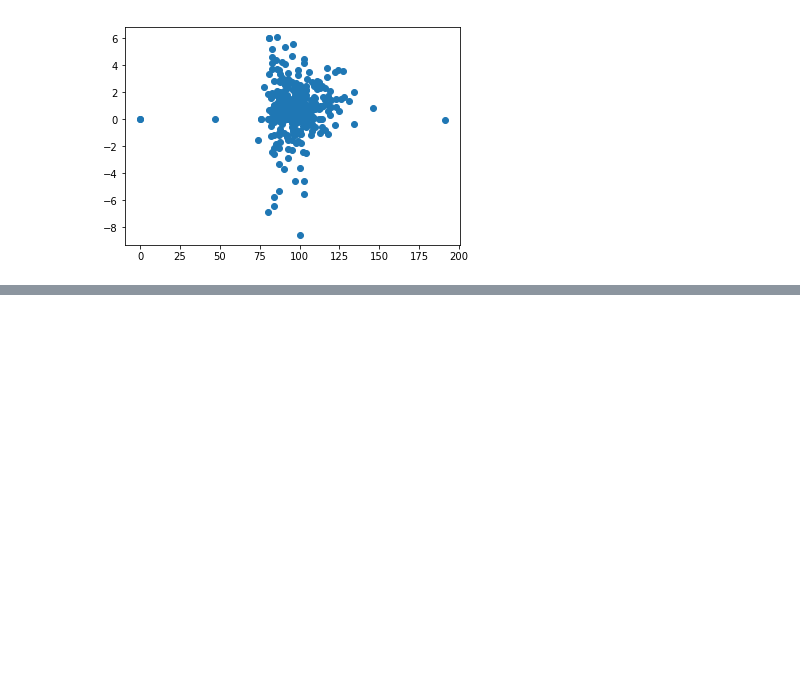
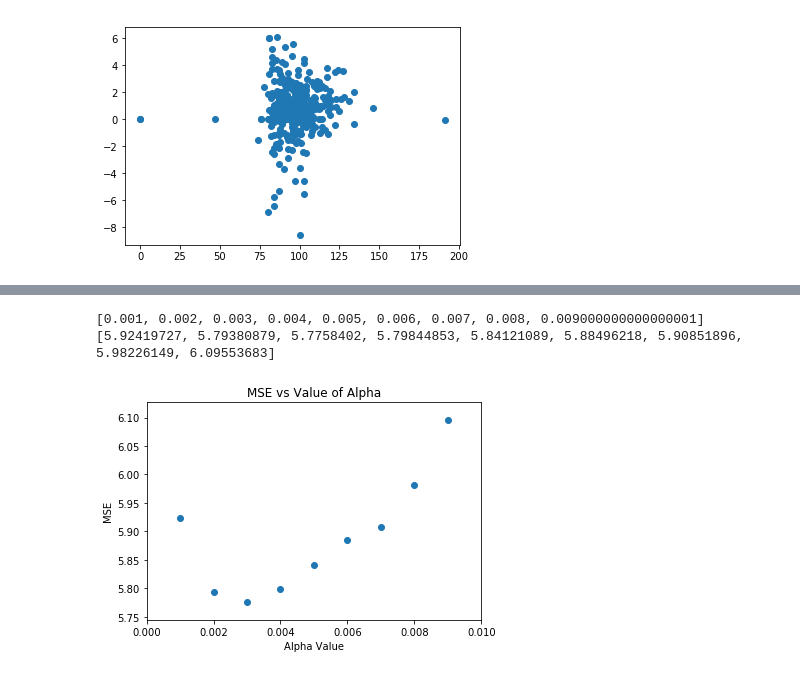
Before and after one commit to jasonyzhao/MetricsB, a Jupyter notebook: MetricsB.ipynb, the cells around one changed output, grey strips where cells are left out. Saved outputs shown, nothing was run; the diff lists cells and outputs as text; code cells hidden in the pictures; blank space fills up the shorter version.

```diff
--- a/MetricsB.ipynb
+++ b/MetricsB.ipynb
@@ -538,0 +598,19 @@ plt.show()
+# %%
+a= [(0.001,  5.92419727), (0.002, 5.79380879), (0.0030000000000000001, 5.7758402), (0.0040000000000000001,  5.79844853), (0.0050000000000000001, 5.84121089), (0.0060000000000000001,5.88496218), (0.0070000000000000001, 5.90851896), (0.0080000000000000002,  5.98226149), (0.0090000000000000011,  6.09553683)]
+b = []
+c = []
+for i in a:
+    b.append(i[0])
+    c.append(i[1])
+print b
+print c
+plt.scatter(b,c)
+plt.xlim(0,0.01)
+plt.title("MSE vs Value of Alpha")
+plt.xlabel("Alpha Value")
+plt.ylabel("MSE")
+plt.show()
+# %% [output]
+[0.001, 0.002, 0.003, 0.004, 0.005, 0.006, 0.007, 0.008, 0.009000000000000001]
+[5.92419727, 5.79380879, 5.7758402, 5.79844853, 5.84121089, 5.88496218, 5.90851896, 5.98226149, 6.09553683]
+[figure, added]
```
Also changed, not shown: parts of 12 cells of this notebook, 3 other files.
